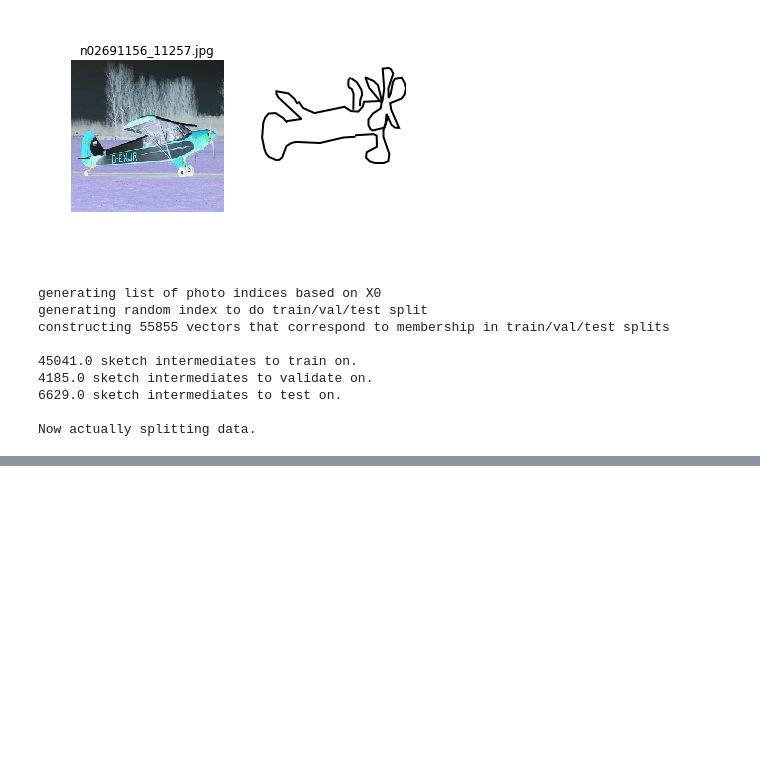
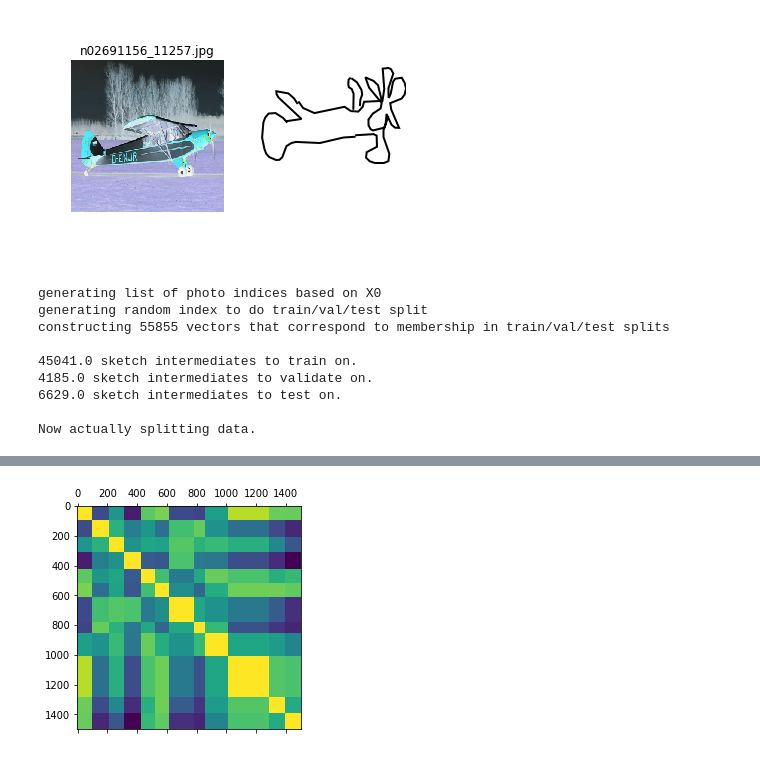
Before and after one commit to judithfan/pix2svg, a Jupyter notebook: tf_sketchy.ipynb, the cells around one changed output, grey strips where cells are left out. Cells and saved outputs as stored; diff of their text form; code cells hidden in the pictures; blank space fills up the shorter version.

```diff
--- a/tf_sketchy.ipynb
+++ b/tf_sketchy.ipynb
@@ -310,0 +484,6 @@ Now actually splitting data.
+# %%
+PF_ = PF[:batch_size,:]
+plt.matshow(np.corrcoef(PF_))
+plt.show()
+# %% [output]
+[figure, added]
```
Also changed, not shown: parts of 12 cells of this notebook, 5 other files.
